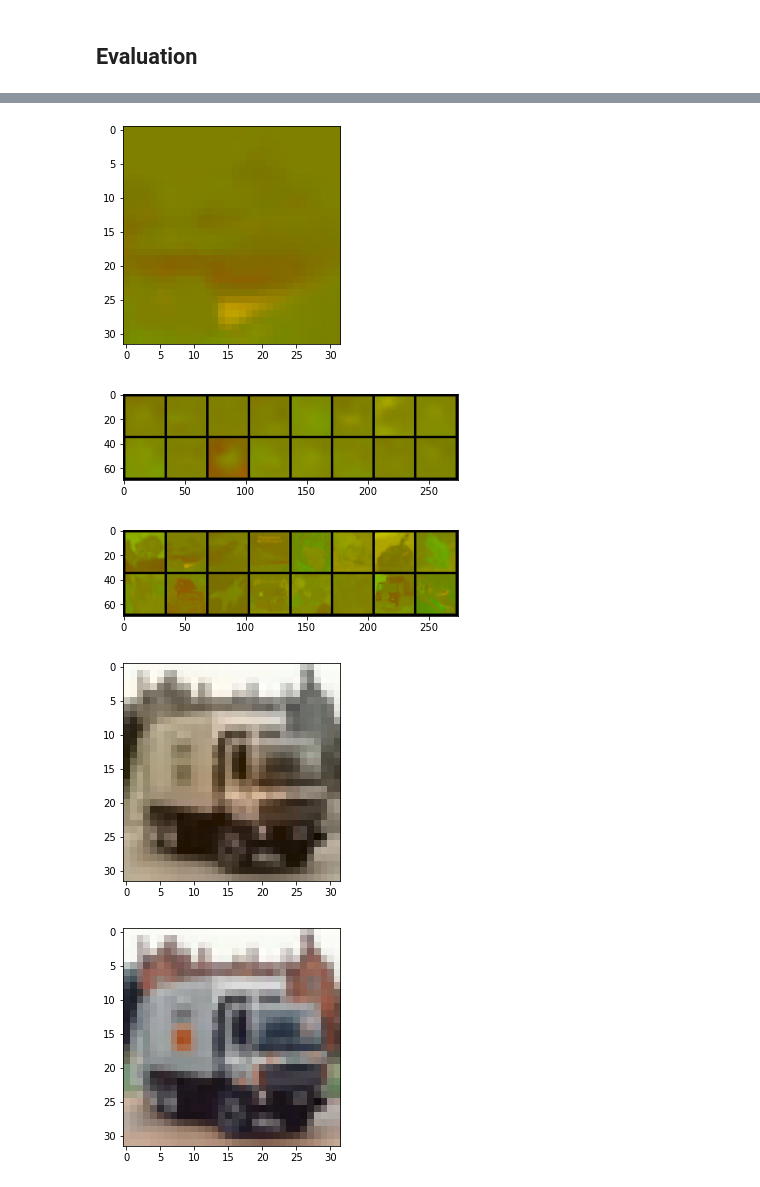
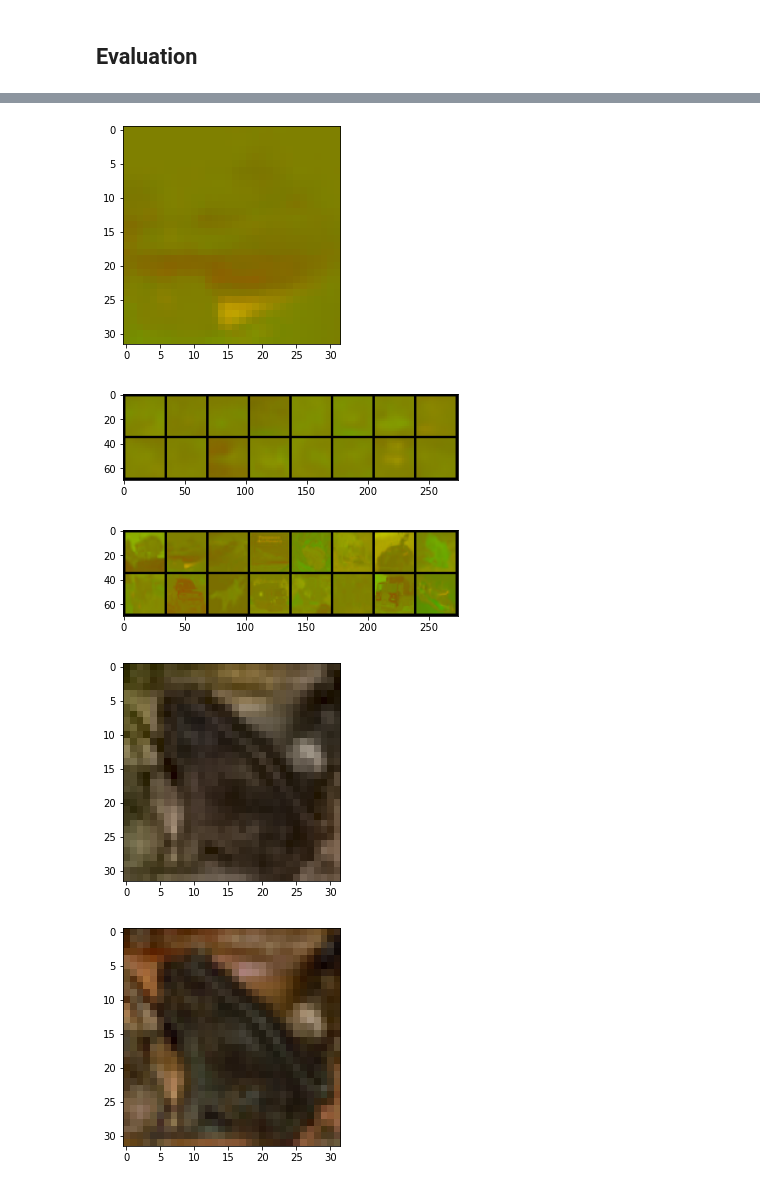
Before and after one commit to Frederico-lp/Computer-Vision, a Jupyter notebook: Project2/notebook1.ipynb, the cells around one changed output, grey strips where cells are left out. Cells and saved outputs as stored; diff of their text form; code cells hidden in the pictures.

Commit message:
better model

```diff
--- a/Project2/notebook1.ipynb
+++ b/Project2/notebook1.ipynb
@@ -223,7 +222,7 @@ ColorizationNet(
 # function for training the model given the model, dataset and weight directory where they are saved
 #from sewar.full_ref import mse
 #adicionar medida de semelhança entre imagens
-def train_model(model, trainloader, testloader, weights_dir, num_epochs=20):
+def train_model(model, trainloader, testloader, weights_dir, num_epochs=50):
     start=time.time()
 
 
@@ -356,26 +355,26 @@ def to_rgb(grayscale_input, ab_input):
 # %%
 # function that visualizes how given model gives predictions based on a few examples
 def show_examples(testloader, model):
     dataiter = iter(testloader)
     images, labels = next(dataiter)
 
     images = images.to(device).float()
     labels = labels.to(device)
     outputs = model(images)
 
     # show images
     show(outputs[1].detach().cpu(), True)
     show(labels[1].detach().cpu(), True)
     show(torchvision.utils.make_grid(outputs[0:16].detach().cpu()), True)
     show(torchvision.utils.make_grid(labels[0:16].detach().cpu()), True)
-    to_rgb(images[11].detach().cpu(), outputs[11].detach().cpu())
-    to_rgb(images[11].detach().cpu(), labels[11].detach().cpu())
+    to_rgb(images[30].detach().cpu(), outputs[30].detach().cpu())
+    to_rgb(images[30].detach().cpu(), labels[30].detach().cpu())
 
 show_examples(testloader, model)
 # %% [output]
 [figure]
 [figure]
 [figure]
 [figure]
-[figure, old version]
+[figure, new version]
-[figure, old version]
+[figure, new version]
```
Also changed, not shown: parts of 3 cells of this notebook, 7 other files.
